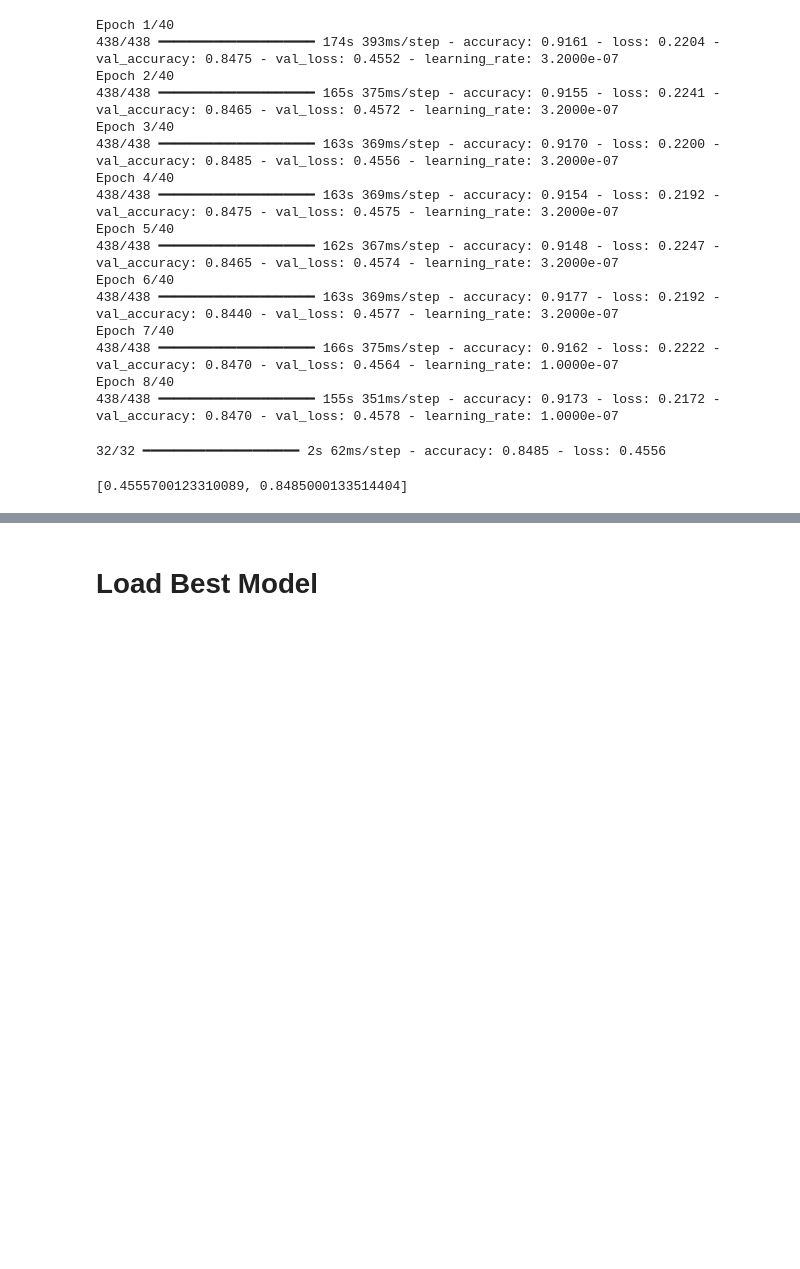
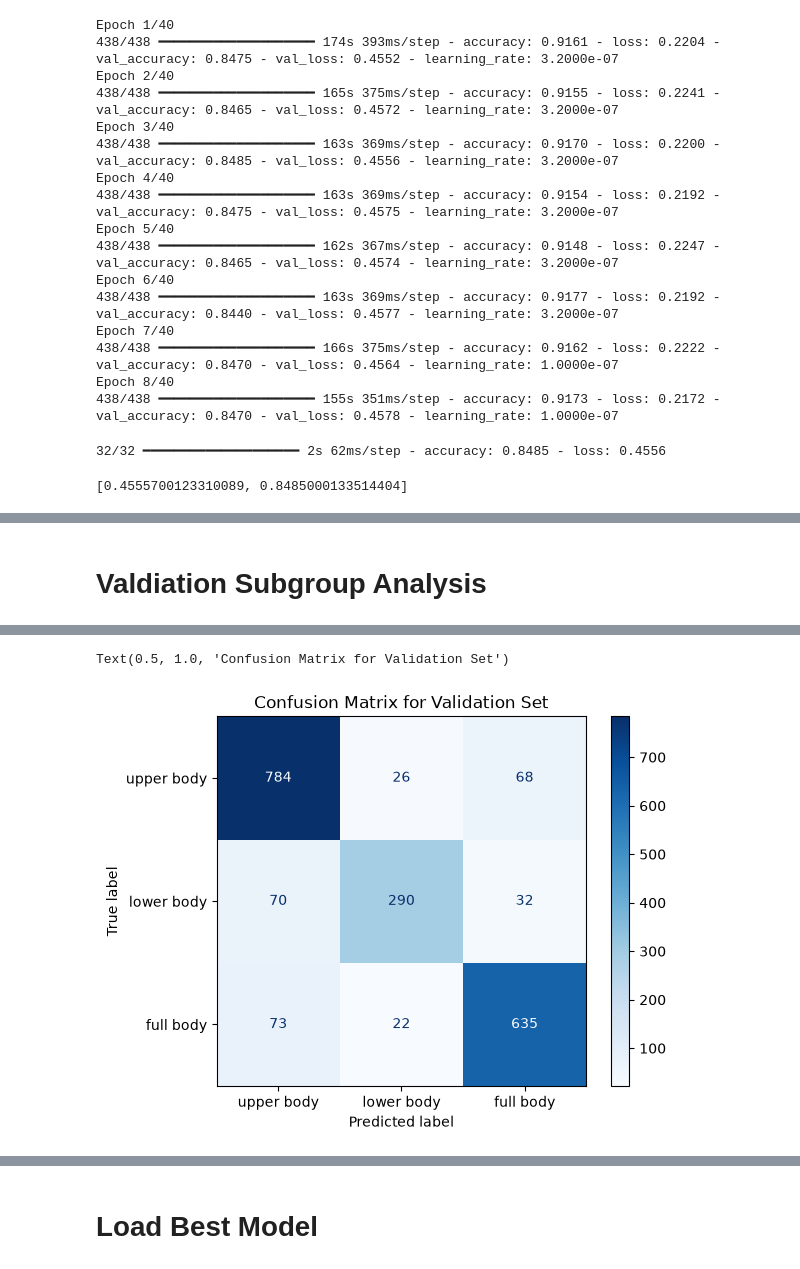
Before and after one commit to manavka/DeepFashion_DS207, a Jupyter notebook: New CNN.ipynb, the cells around one changed output, grey strips where cells are left out. Saved outputs shown, nothing was run; the diff lists cells and outputs as text; code cells hidden in the pictures; blank space fills up the shorter version.

Commit message:
added subgroup ananlysis and reorganzied code

```diff
--- a/New CNN.ipynb
+++ b/New CNN.ipynb
@@ -16,5 +17,5 @@ To enable the following instructions: AVX2 AVX_VNNI FMA, in other operations, re
 # %%
-
+model_loaded = None # set to None to avoid throwing an error when seeing isntances that the model struggles to predict
 print("GPUs:", tf.config.list_physical_devices("GPU"))
 print("Built with CUDA:", tf.test.is_built_with_cuda())
 print(tf.sysconfig.get_build_info())
@@ -132,6 +160,9 @@ bbox_train
 IMG_SIZE = (224, 224)
 
 def load_image(path, label):
+    '''
+    Load image and scale to 0-1 range. Then resize to IMG_SIZE(Not necessary as all images are the same size)
+    '''
     img = tf.io.read_file(path)
     img = tf.image.decode_jpeg(img, channels=3)
     img = tf.image.resize(img, IMG_SIZE)
@@ -140,6 +171,9 @@ def load_image(path, label):
 
 
 def load_image_cropped(path, bbox, label):
+    '''
+    Load image, crop it to bbox and scale to 0-1 range. Then resize to IMG_SIZE(Not necessary as all images are the same size)
+    '''
     img = tf.io.read_file(path)
     img = tf.image.decode_jpeg(img, channels=3)
 
@@ -156,11 +192,13 @@ def load_image_cropped(path, bbox, label):
 # %%
 
 
-
+prepend_path = '/home/droon//Code/DS207/deprecated/Final_Project/' # use the variable to prepend to the image paths in the dataframe for loading images
 
 
 batch_size = 64
 train_files = train_df_with_category['img_name'].to_list()
+if prepend_path:# add new path to images
+    train_files = [prepend_path + path for path in train_files]
 print(len(train_files))
 train_category_type_labels = train_df_with_category['category_type_tf'].to_list()
 unique_category_types = list(set(train_category_type_labels))
@@ -178,6 +216,8 @@ train_ds = (
 bbox_train=bbox_train.merge(train_df_with_category[['img_name', 'category_type_tf']], left_on='image_name', right_on='img_name', how='inner', suffixes=('_bbox', '_category'))
 bbox_train[['x_1', 'y_1', 'height', 'width']] = bbox_train[['x_1', 'y_1', 'height', 'width']].astype('int32')
 train_files_crop = bbox_train['image_name'].tolist()
+if prepend_path:# add new path to images
+    train_files_crop = [prepend_path + path for path in train_files_crop]
 train_bboxes = bbox_train[['x_1', 'y_1', 'height', 'width']].values
 train_labels_crop = bbox_train['category_type_tf'].tolist()
 
@@ -191,12 +231,13 @@ train_ds_cropped = (
 train_ds_combined = train_ds.concatenate(train_ds_cropped)
 train_ds_combined = (
     train_ds_combined
-    .shuffle(len(train_files))# reduce memory overhead by lowering this
+    .shuffle(len(train_files))# reduce memory overhead by lowering this, works as a sliding window where shuffling occurs,
     .batch(batch_size)
     .prefetch(tf.data.AUTOTUNE)
 )
 val_files = val_df_with_category['img_name'].to_list()
-print(len(val_files))
+if prepend_path:# add new path to images
+    val_files = [prepend_path + path for path in val_files]
 val_category_type_labels = val_df_with_category['category_type_tf'].to_list()
 # unique_category_types = list(set(val_category_type_labels))
 # print(unique_category_types)
@@ -207,13 +248,16 @@ val_ds = (
     .batch(batch_size)
     .prefetch(tf.data.AUTOTUNE)
 )
-
-# test_ds = (
-#     tf.data.Dataset.from_tensor_slices((test_files, test_category_type_labels))
-#     .map(load_image, num_parallel_calls=tf.data.AUTOTUNE)
-#     .batch(batch_size)
-#     .prefetch(tf.data.AUTOTUNE)
-# )
+test_files = test_df_with_category['img_name'].to_list()
+if prepend_path:# add new path to images
+    test_files = [prepend_path + path for path in test_files]
+test_category_type_labels = test_df_with_category['category_type_tf'].to_list()
+test_ds = (
+    tf.data.Dataset.from_tensor_slices((test_files, test_category_type_labels))
+    .map(load_image, num_parallel_calls=tf.data.AUTOTUNE)
+    .batch(batch_size)
+    .prefetch(tf.data.AUTOTUNE)
+)
 # %% [output]
 14000
 [0, 1, 2]
@@ -482,3 +496,11 @@ Displaying a few misclassified images:
 [figure]
 [figure]
 [figure]
+# %% [markdown]
+<h1>Valdiation Subgroup Analysis</h1>
+# %%
+val_pred_probs = model_loaded.predict(val_ds)
+val_predictions = tf.argmax(val_pred_probs, axis=1, output_type=tf.int32)
+ConfusionMatrixDisplay.from_predictions(y_true=val_labels, y_pred=val_predictions, display_labels=list(category_mapping.values()), cmap=plt.cm.Blues)
+plt.title("Confusion Matrix for Validation Set")
+# %% [output]
@@ -484,0 +508,2 @@ Displaying a few misclassified images:
+Text(0.5, 1.0, 'Confusion Matrix for Validation Set')
+[figure, added]
```
Also changed, not shown: parts of 25 cells of this notebook.
